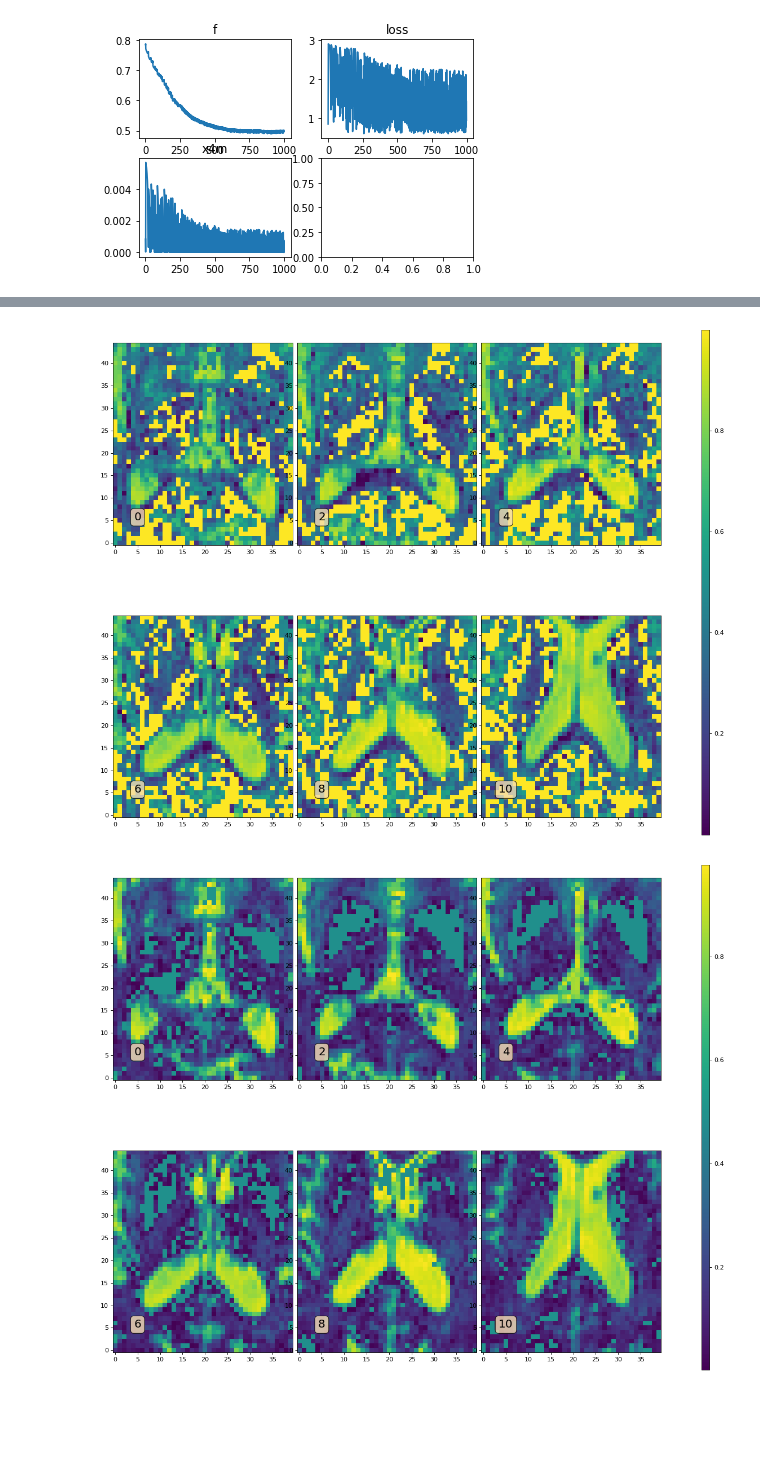
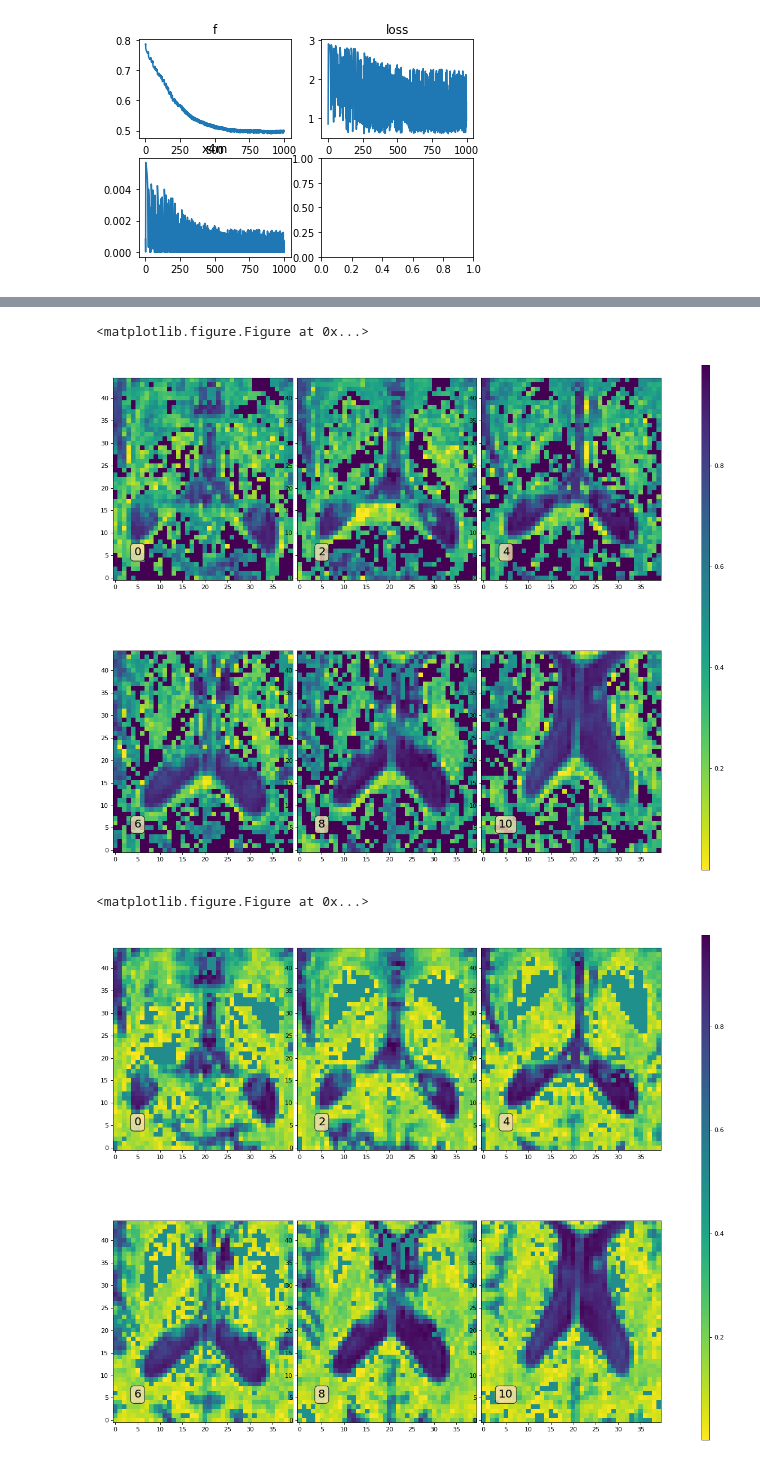
Before and after one commit to sameerd/DiffusionTensorImaging, a Jupyter notebook: notebooks/Free Water.ipynb, the cells around one changed output, grey strips where cells are left out. Drawn from its saved outputs; the diff is of its cells as text; code cells hidden in the pictures; blank space fills up the shorter version.

```diff
--- a/notebooks/Free Water.ipynb
+++ b/notebooks/Free Water.ipynb
@@ -685,10 +691,14 @@ plt.legend()
 # %%
 # free water map after iterations
+plt.set_cmap("viridis_r")
 plot_3d_z_indices(1 - f_curr.squeeze(), range(0,12, 2), transpose=True, num_rows=2, num_cols=3)
 # %% [output]
+<matplotlib.figure.Figure at 0x...>
-[figure, old version]
+[figure, new version]
 # %%
 # initial Free water map
+plt.set_cmap("viridis_r")
 plot_3d_z_indices(1 - f_init.squeeze(), range(0,12, 2), transpose=True, num_rows=2, num_cols=3)
 # %% [output]
+<matplotlib.figure.Figure at 0x...>
-[figure, old version]
+[figure, new version]
```
Also changed, not shown: parts of 5 cells of this notebook.
